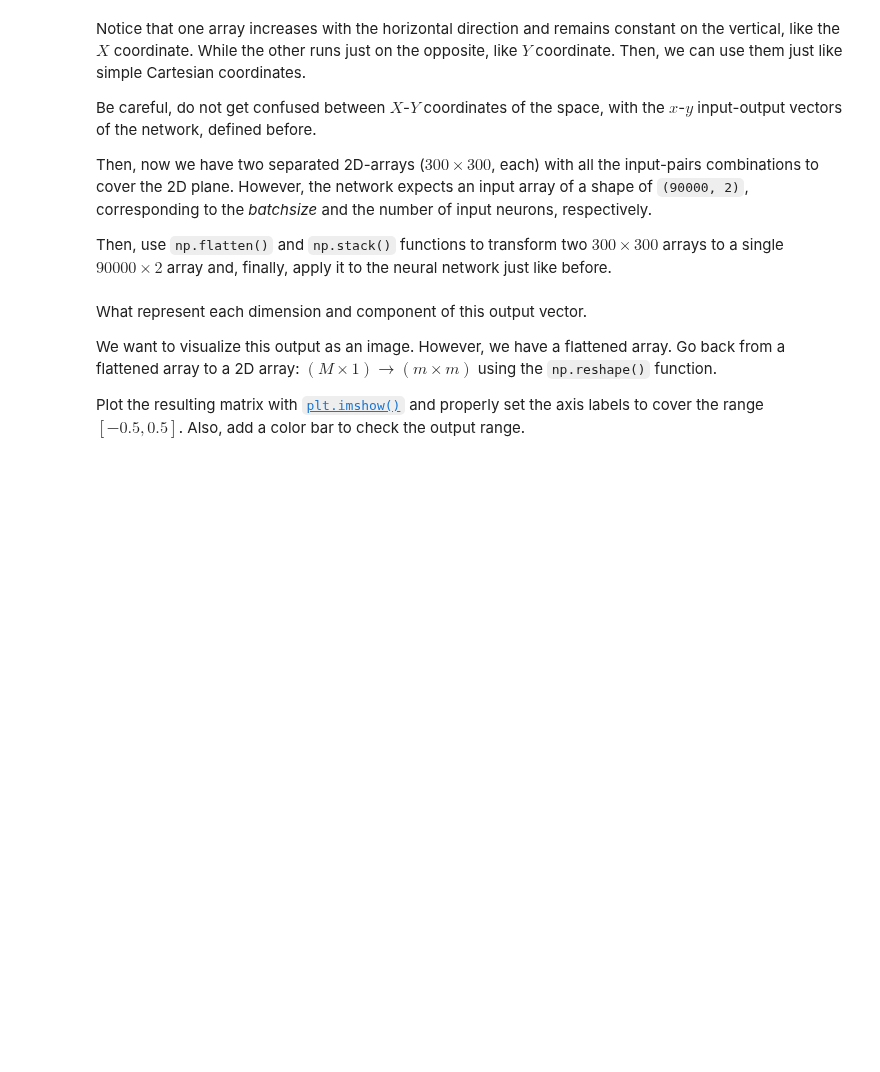
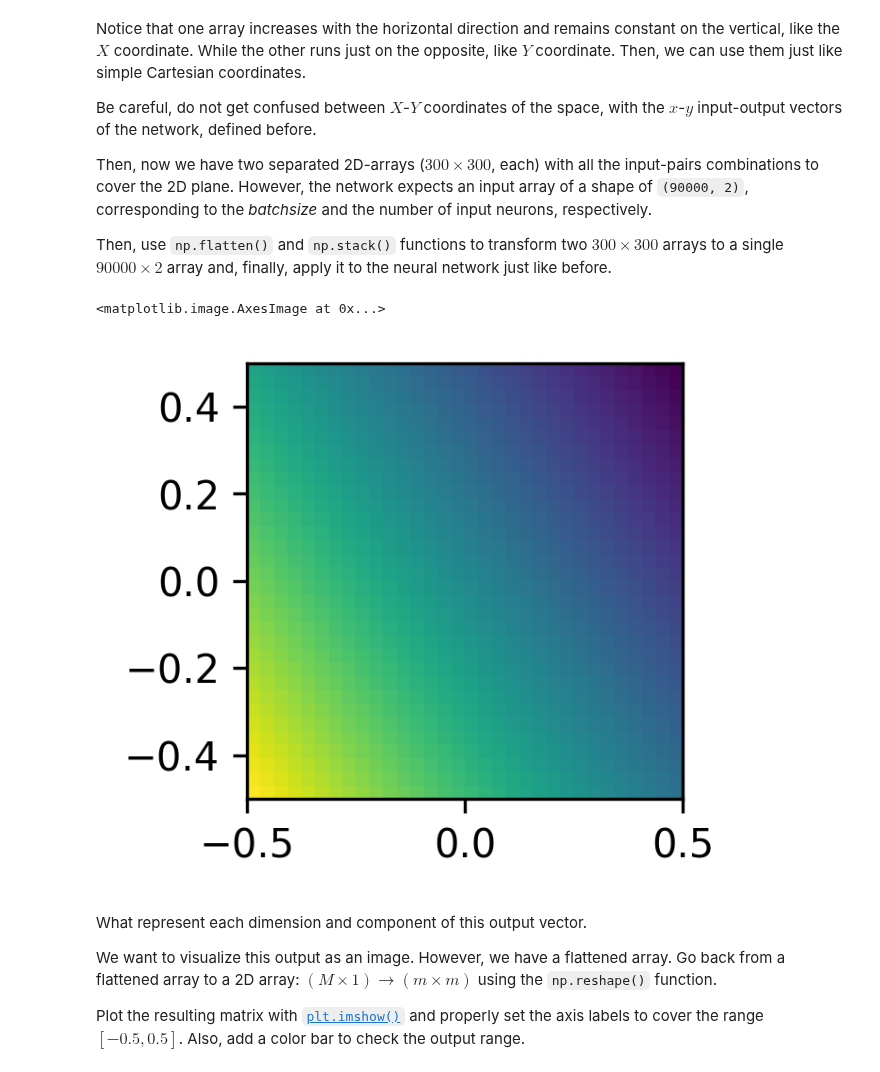
Before and after one commit to dmaluenda/hands_on_machine_learning, a Jupyter notebook: 01_Basics_NeuralNetworks.ipynb, the cells around one changed output. Cells and saved outputs as stored; diff of their text form; code cells hidden in the pictures; blank space fills up the shorter version.

```diff
--- a/01_Basics_NeuralNetworks.ipynb
+++ b/01_Basics_NeuralNetworks.ipynb
@@ -149,2 +143,10 @@ def my_function(some_arguments):  # change the name and the arguments of this f
+# %%
+def forward_step(x, weights, biases):  # change the name and the arguments of this function
+
+    z = np.dot(x, weights) + biases
+
+    y = 1 / (1 + np.exp(-z))
+
+    return y
 # %% [markdown]
 Evaluate that neural network for the input vector $x=(0.5, 0.3, 0.2)$, it is just an example.
@@ -191,6 +211,22 @@ Be careful, do not get confused between $X$-$Y$ coordinates of the space, with t
 Then, now we have two separated 2D-arrays ($300\times300$, each) with all the input-pairs combinations to cover the 2D plane. However, the network expects an input array of a shape of `(90000, 2)`, corresponding to the _batchsize_ and the number of input neurons, respectively.
 
 Then, use `np.flatten()` and `np.stack()` functions to transform two $300\times300$ arrays to a single $90000\times2$ array and, finally, apply it to the neural network just like before.
+# %%
+m = 32
+single_range = np.linspace(-0.5, 0.5, m)
+X, Y = np.meshgrid(single_range, single_range)
+
+x = np.stack([X.flatten(), Y.flatten()], axis=1)
+
+w1 = np.random.uniform(-1, 1, [2, 1])
+b1 = np.random.uniform(-1, 1, [1])
+y = forward_step(x, w1, b1)
+
+plt.figure(figsize=(2,2))
+plt.imshow(y.reshape(m,m), extent=(-0.5, 0.5, -0.5, 0.5))
+# %% [output]
+<matplotlib.image.AxesImage at 0x...>
+[figure, added]
 # %% [markdown]
 What represent each dimension and component of this output vector.
 
```
Also changed, not shown: parts of 10 cells of this notebook, 27 other files.
